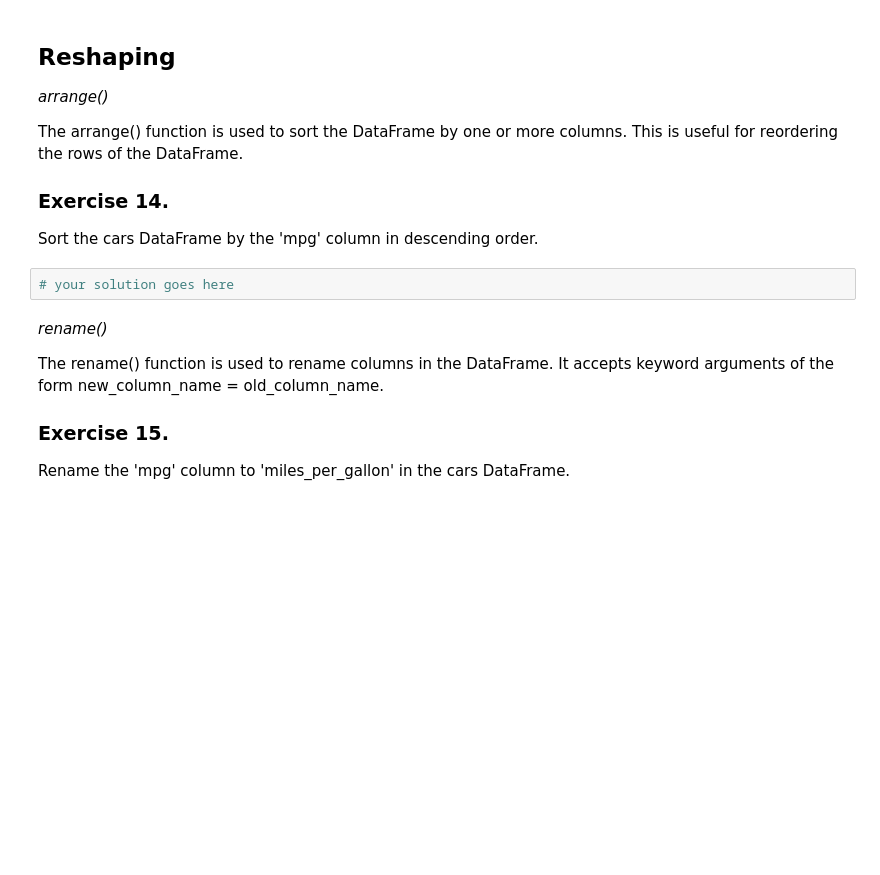
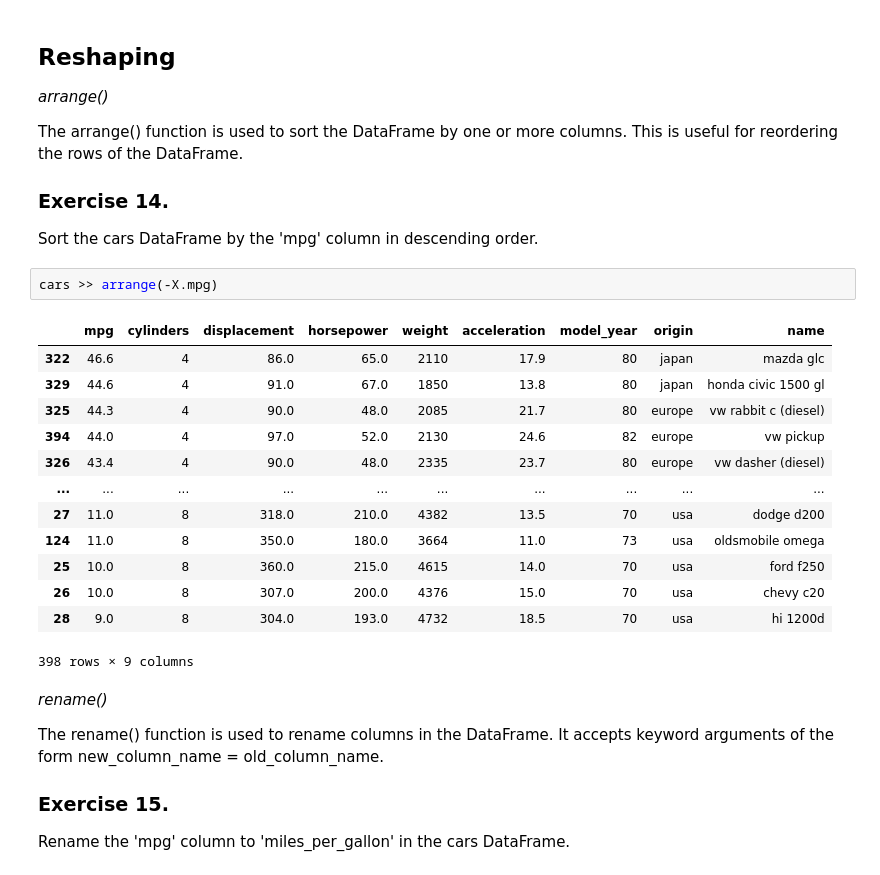
Before and after one commit to arietz/DS2025, a Jupyter notebook: Report1.ipynb, the cells around one changed output. Saved outputs shown, nothing was run; the diff lists cells and outputs as text; blank space fills up the shorter version.

```diff
--- a/Report1.ipynb
+++ b/Report1.ipynb
@@ -204,8 +255,22 @@ The arrange() function is used to sort the DataFrame by one or more columns. Thi
 ### Exercise 14.
 
 Sort the cars DataFrame by the 'mpg' column in descending order.
-# %%
-# your solution goes here
+# %%
+cars >> arrange(-X.mpg)
+# %% [output]
+|  | mpg | cylinders | displacement | horsepower | weight | acceleration | model_year | origin | name |
+| 322 | 46.6 | 4 | 86.0 | 65.0 | 2110 | 17.9 | 80 | japan | mazda glc |
+| 329 | 44.6 | 4 | 91.0 | 67.0 | 1850 | 13.8 | 80 | japan | honda civic 1500 gl |
+| 325 | 44.3 | 4 | 90.0 | 48.0 | 2085 | 21.7 | 80 | europe | vw rabbit c (diesel) |
+| 394 | 44.0 | 4 | 97.0 | 52.0 | 2130 | 24.6 | 82 | europe | vw pickup |
+| 326 | 43.4 | 4 | 90.0 | 48.0 | 2335 | 23.7 | 80 | europe | vw dasher (diesel) |
+| ... | ... | ... | ... | ... | ... | ... | ... | ... | ... |
+| 27 | 11.0 | 8 | 318.0 | 210.0 | 4382 | 13.5 | 70 | usa | dodge d200 |
+| 124 | 11.0 | 8 | 350.0 | 180.0 | 3664 | 11.0 | 73 | usa | oldsmobile omega |
+| 25 | 10.0 | 8 | 360.0 | 215.0 | 4615 | 14.0 | 70 | usa | ford f250 |
+| 26 | 10.0 | 8 | 307.0 | 200.0 | 4376 | 15.0 | 70 | usa | chevy c20 |
+| 28 | 9.0 | 8 | 304.0 | 193.0 | 4732 | 18.5 | 70 | usa | hi 1200d |
+398 rows × 9 columns
 # %% [markdown]
 
 *rename()*
```
Also changed, not shown: parts of 16 cells of this notebook.
